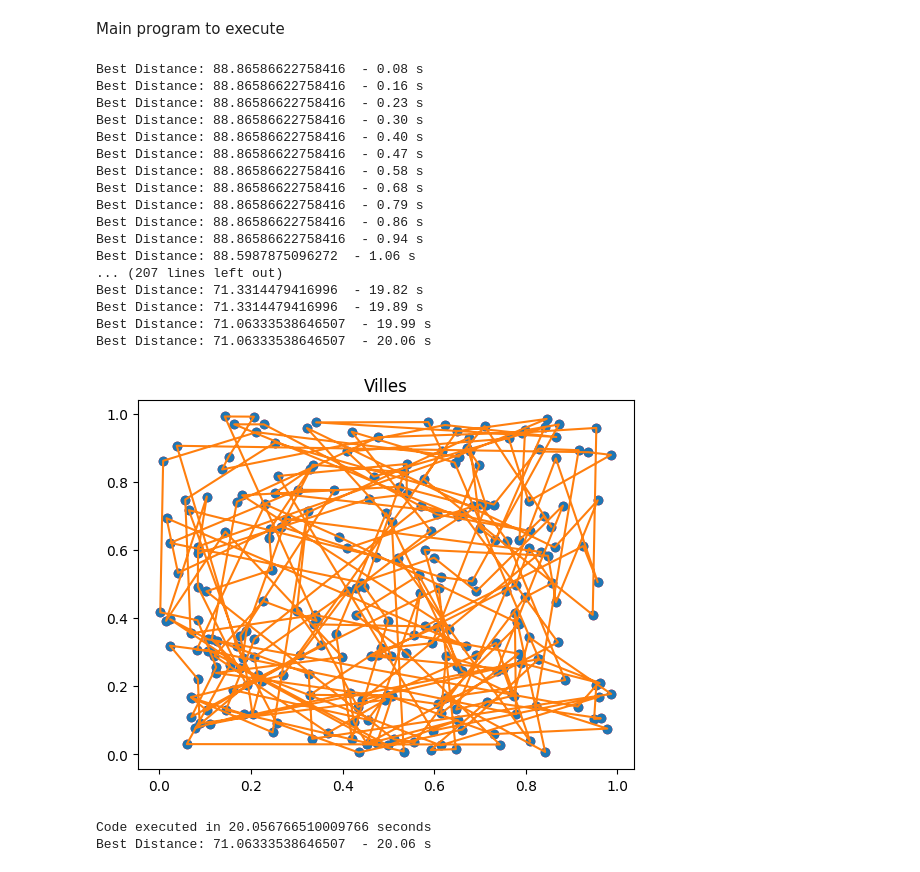
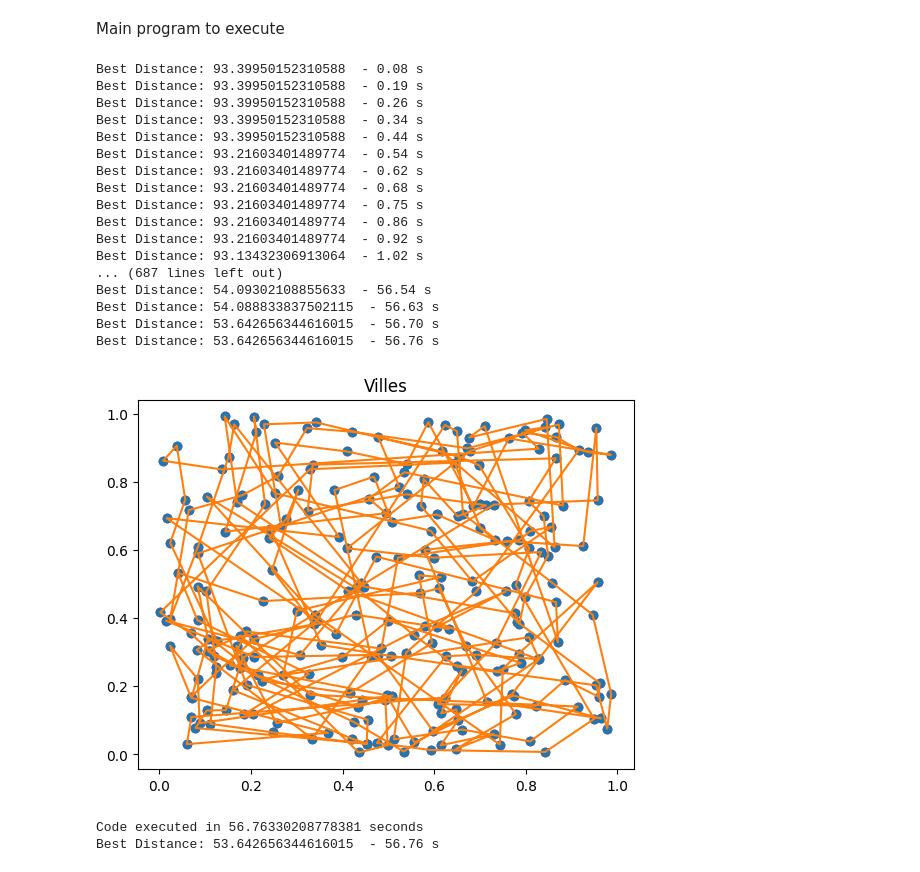
Before and after one commit to manuvai/TSPV3, a Jupyter notebook: old/TSP_V5.ipynb, the cells around one changed output. Saved outputs shown, nothing was run; the diff lists cells and outputs as text; code cells hidden in the pictures.

```diff
--- a/old/TSP_V5.ipynb
+++ b/old/TSP_V5.ipynb
@@ -28,9 +28,9 @@ import time
 # link250 = "https://drive.google.com/open?id=1sINK7EL0VpN5N5VQHn-qMqh-SgVccuJT"
 
 # LOAD FILES
-csvTSP25 = "data/TSP25.csv"
-csvTSP121 = "data/TSP121.csv"
-csvTSP250 = "data/TSP250.csv"
+csvTSP25 = "../data/TSP25.csv"
+csvTSP121 = "../data/TSP121.csv"
+csvTSP250 = "../data/TSP250.csv"
 
 # fluff, id = link25.split("=")
 # downloaded = drive.CreateFile({'id':id})
@@ -485,51 +485,51 @@ Main program to execute
 def main():
   global RUNNING
   RUNNING = True
   global FILE
   FILE = csvTSP250
   global NB_POPULATION
   NB_POPULATION = 20000
   global NB_ITERATION
   NB_ITERATION = 1000
   global MAX_ITERATION
   MAX_ITERATION = NB_ITERATION
   global DIFF_MAX
   DIFF_MAX = 4
   global FULL_DEBUG
   FULL_DEBUG = True == False
 
   Population.p_mutation = 0.6
   Population.p_aMuter = 0.1
   Population.p_selection = 0.70
   Population.p_typeSelection = 0.6
 
   tsp = TSP(FILE)
   signal.signal(signal.SIGINT, stopRun)
 
   population = Population(tsp)
-  population.evolvePopulation(timeInSeconds = 20)
+  population.evolvePopulation()
 
 
 if __name__ == '__main__':
   main()
 # %% [output]
-Best Distance: 88.86586622758416  - 0.08 s
-Best Distance: 88.86586622758416  - 0.16 s
-Best Distance: 88.86586622758416  - 0.23 s
-Best Distance: 88.86586622758416  - 0.30 s
-Best Distance: 88.86586622758416  - 0.40 s
-Best Distance: 88.86586622758416  - 0.47 s
-Best Distance: 88.86586622758416  - 0.58 s
-Best Distance: 88.86586622758416  - 0.68 s
-Best Distance: 88.86586622758416  - 0.79 s
-Best Distance: 88.86586622758416  - 0.86 s
-Best Distance: 88.86586622758416  - 0.94 s
-Best Distance: 88.5987875096272  - 1.06 s
-... (207 lines left out)
-Best Distance: 71.3314479416996  - 19.82 s
-Best Distance: 71.3314479416996  - 19.89 s
-Best Distance: 71.06333538646507  - 19.99 s
-Best Distance: 71.06333538646507  - 20.06 s
+Best Distance: 93.39950152310588  - 0.08 s
+Best Distance: 93.39950152310588  - 0.19 s
+Best Distance: 93.39950152310588  - 0.26 s
+Best Distance: 93.39950152310588  - 0.34 s
+Best Distance: 93.39950152310588  - 0.44 s
+Best Distance: 93.21603401489774  - 0.54 s
+Best Distance: 93.21603401489774  - 0.62 s
+Best Distance: 93.21603401489774  - 0.68 s
+Best Distance: 93.21603401489774  - 0.75 s
+Best Distance: 93.21603401489774  - 0.86 s
+Best Distance: 93.21603401489774  - 0.92 s
+Best Distance: 93.13432306913064  - 1.02 s
+... (687 lines left out)
+Best Distance: 54.09302108855633  - 56.54 s
+Best Distance: 54.088833837502115  - 56.63 s
+Best Distance: 53.642656344616015  - 56.70 s
+Best Distance: 53.642656344616015  - 56.76 s
-[figure, old version]
+[figure, new version]
-Code executed in 20.056766510009766 seconds
-Best Distance: 71.06333538646507  - 20.06 s
+Code executed in 56.76330208778381 seconds
+Best Distance: 53.642656344616015  - 56.76 s
```
Also changed, not shown: 15 other files.
